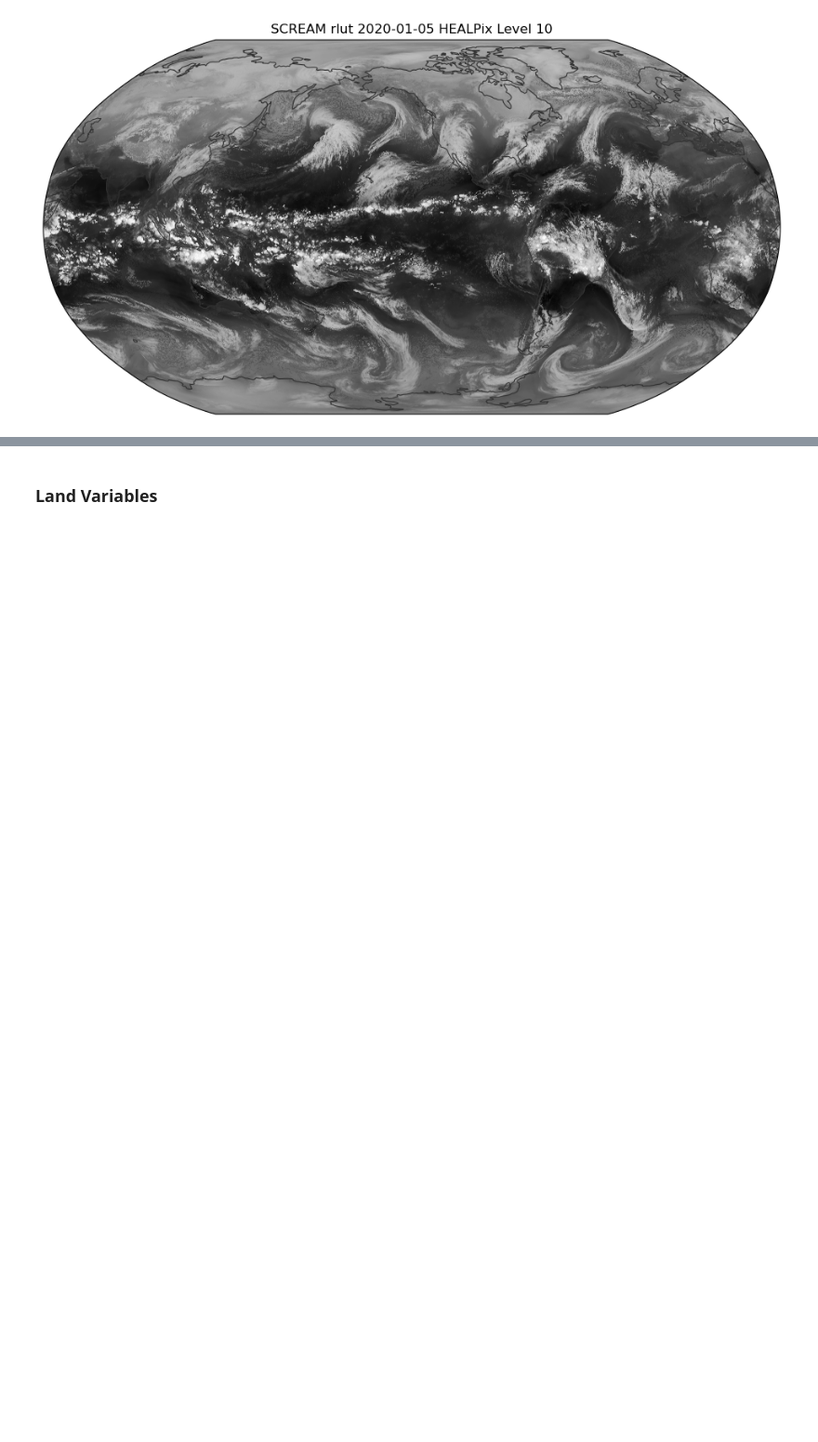
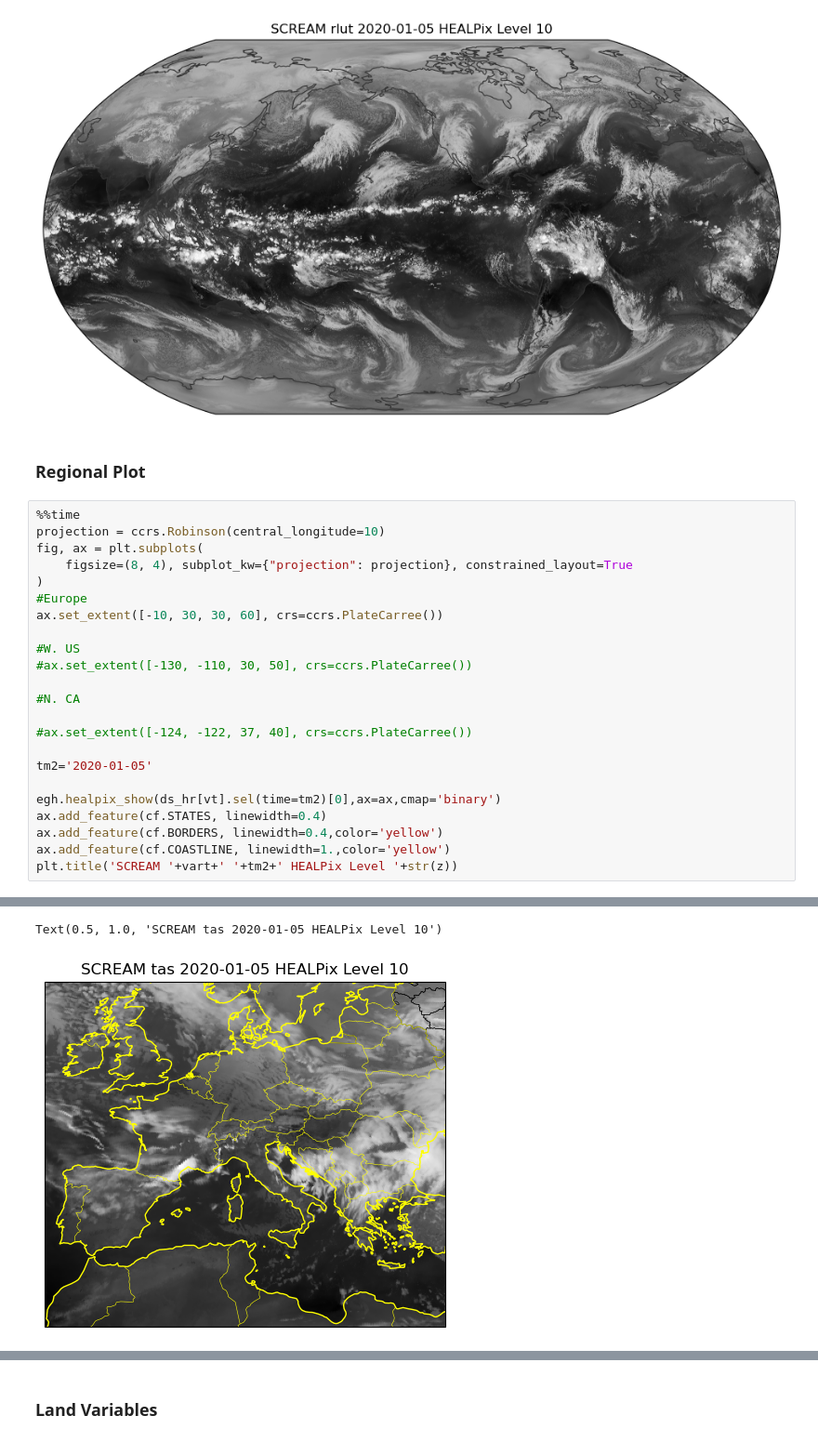
Before and after one commit to trackow/hk25-teams, a Jupyter notebook: hk25-USWest/examples/rscream_catalog.ipynb, the cells around one changed output, grey strips where cells are left out. Shown at 93% size. Cells and saved outputs as stored; diff of their text form; blank space fills up the shorter version.

Commit message:
Updated catalog with more examples...
This one has a few more plot types.

```diff
--- a/hk25-USWest/examples/rscream_catalog.ipynb
+++ b/hk25-USWest/examples/rscream_catalog.ipynb
@@ -162,3 +161,29 @@ plt.title('SCREAM '+vt+' '+tm+' HEALPix Level '+str(z))
 Text(0.5, 1.0, 'SCREAM rlut 2020-01-05 HEALPix Level 10')
 <Figure size 1200x800 with 0 Axes>
 [figure]
+# %% [markdown]
+### Regional Plot
+# %%
+%%time
+projection = ccrs.Robinson(central_longitude=10)
+fig, ax = plt.subplots(
+    figsize=(8, 4), subplot_kw={"projection": projection}, constrained_layout=True
+)
+#Europe
+ax.set_extent([-10, 30, 30, 60], crs=ccrs.PlateCarree())
+
+#W. US
+#ax.set_extent([-130, -110, 30, 50], crs=ccrs.PlateCarree())
+
+#N. CA
+
+#ax.set_extent([-124, -122, 37, 40], crs=ccrs.PlateCarree())
+
+tm2='2020-01-05'
+
+egh.healpix_show(ds_hr[vt].sel(time=tm2)[0],ax=ax,cmap='binary')
+ax.add_feature(cf.STATES, linewidth=0.4)
+ax.add_feature(cf.BORDERS, linewidth=0.4,color='yellow')
+ax.add_feature(cf.COASTLINE, linewidth=1.,color='yellow')
+plt.title('SCREAM '+vart+' '+tm2+' HEALPix Level '+str(z))
+# %% [output]
@@ -164,0 +192,2 @@ Text(0.5, 1.0, 'SCREAM rlut 2020-01-05 HEALPix Level 10')
+Text(0.5, 1.0, 'SCREAM tas 2020-01-05 HEALPix Level 10')
+[figure, added]
```
Also changed, not shown: parts of 6 cells of this notebook.
